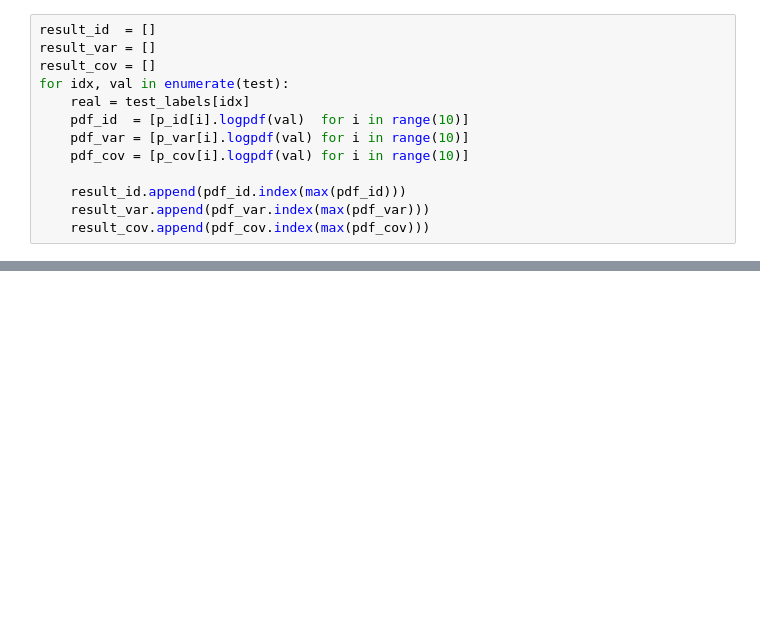
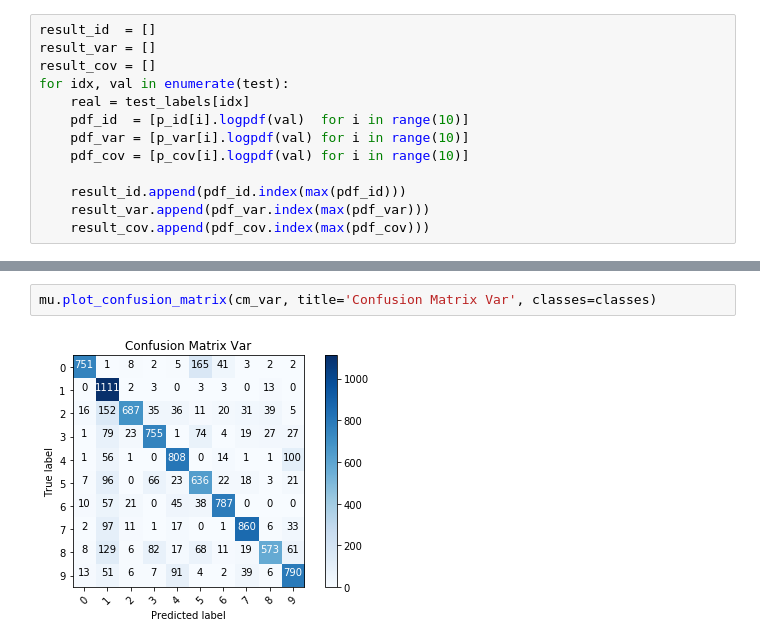
Before and after one commit to mlhhu2017/identifyDigit, a Jupyter notebook: cornelius/playing_around.ipynb, the cells around one changed output, grey strips where cells are left out. Saved outputs shown, nothing was run; the diff lists cells and outputs as text; blank space fills up the shorter version.

```diff
--- a/cornelius/playing_around.ipynb
+++ b/cornelius/playing_around.ipynb
@@ -147,0 +122,4 @@ Loss Cov: 0.18620000000000003
+# %%
+mu.plot_confusion_matrix(cm_var, title='Confusion Matrix Var', classes=classes)
+# %% [output]
+[figure, added]
```
Also changed, not shown: parts of 16 cells of this notebook, 1 other file.
